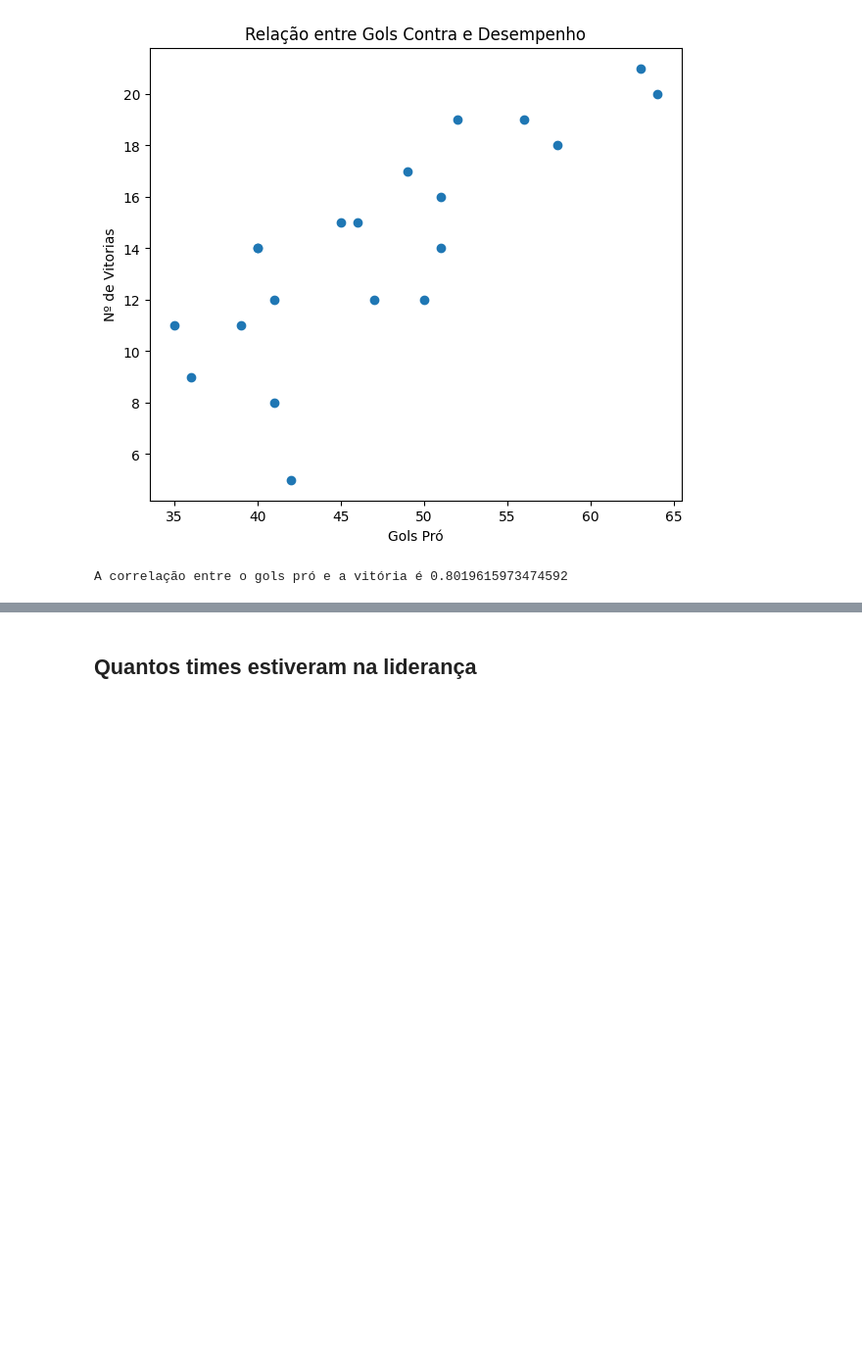
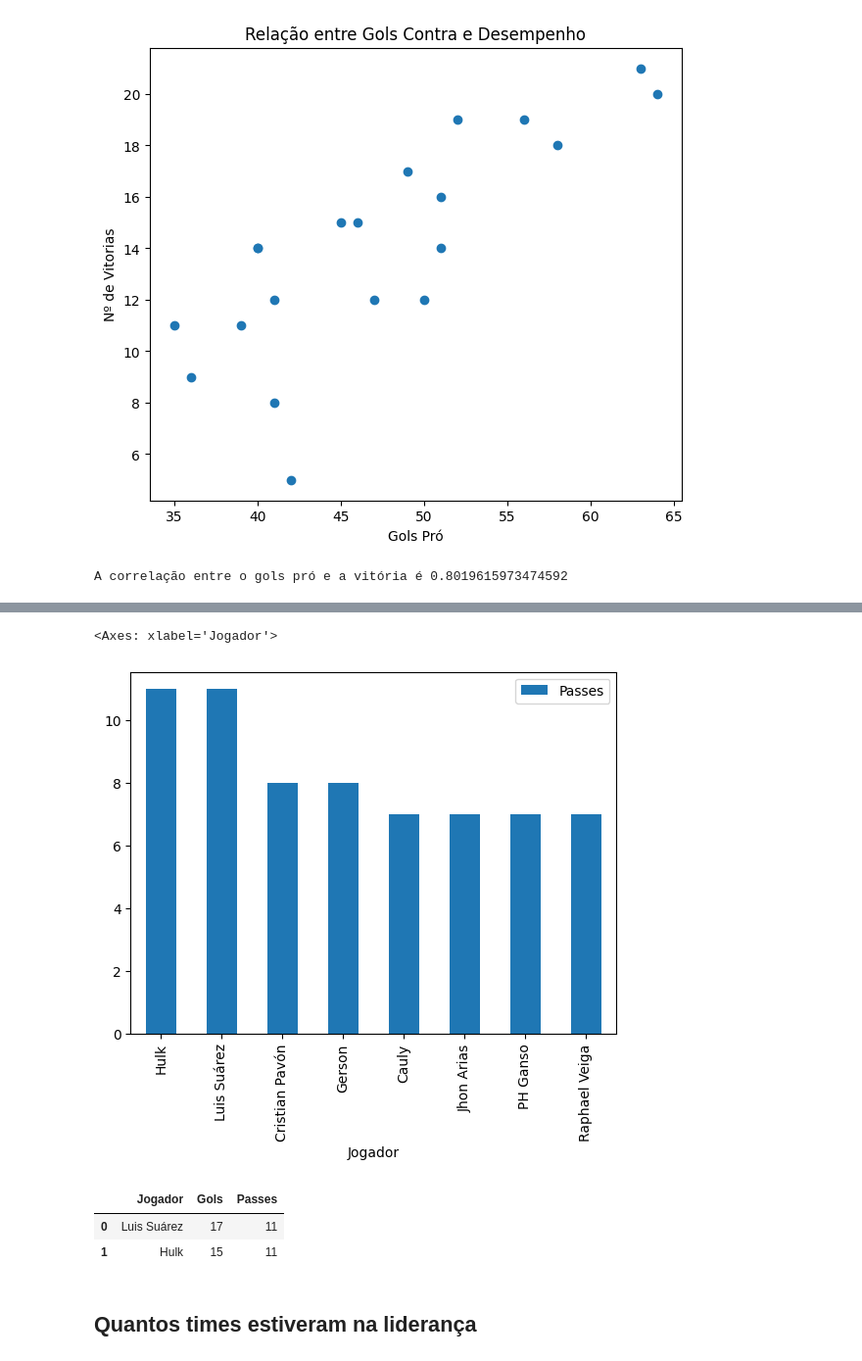
Before and after one commit to hugodevelopment/Web-Scraping, a Jupyter notebook: Análise_Brasileirão_2023.ipynb, the cells around one changed output, grey strips where cells are left out. Shown at 98% size. Drawn from its saved outputs; the diff is of its cells as text; code cells hidden in the pictures; blank space fills up the shorter version.

```diff
--- a/Análise_Brasileirão_2023.ipynb
+++ b/Análise_Brasileirão_2023.ipynb
@@ -405,0 +491,3 @@ result
+# %%
+passes = tabela_artilheiros[["Jogador","Passes"]].sort_values(by="Passes",ascending=False)
+passes
@@ -406,3 +504,15 @@ result
+# %%
+passes.plot.bar(x='Jogador', y='Passes')
+# %% [output]
+<Axes: xlabel='Jogador'>
+[figure, added]
+# %%
+Jogadores_com_passes_gols = pd.merge(artilheiro, passes, how='inner', on='Jogador')
+Jogadores_com_passes_gols
+# %% [output]
+|  | Jogador | Gols | Passes |
+| 0 | Luis Suárez | 17 | 11 |
+| 1 | Hulk | 15 | 11 |
 # %% [markdown]
 <h2>Quantos times estiveram na liderança </h2>
 # %%
```
Also changed, not shown: parts of 17 cells of this notebook.
